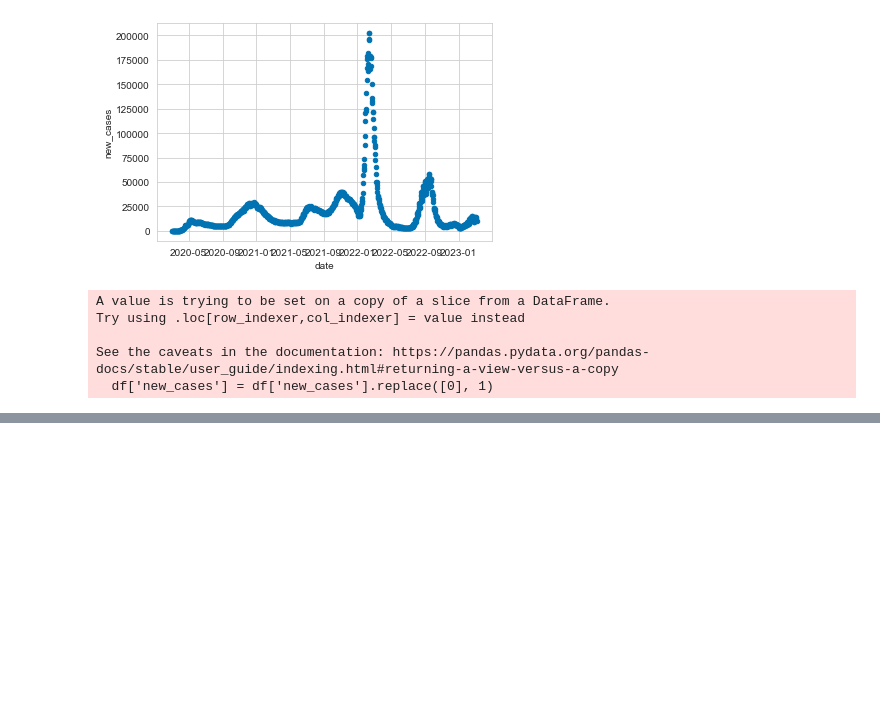
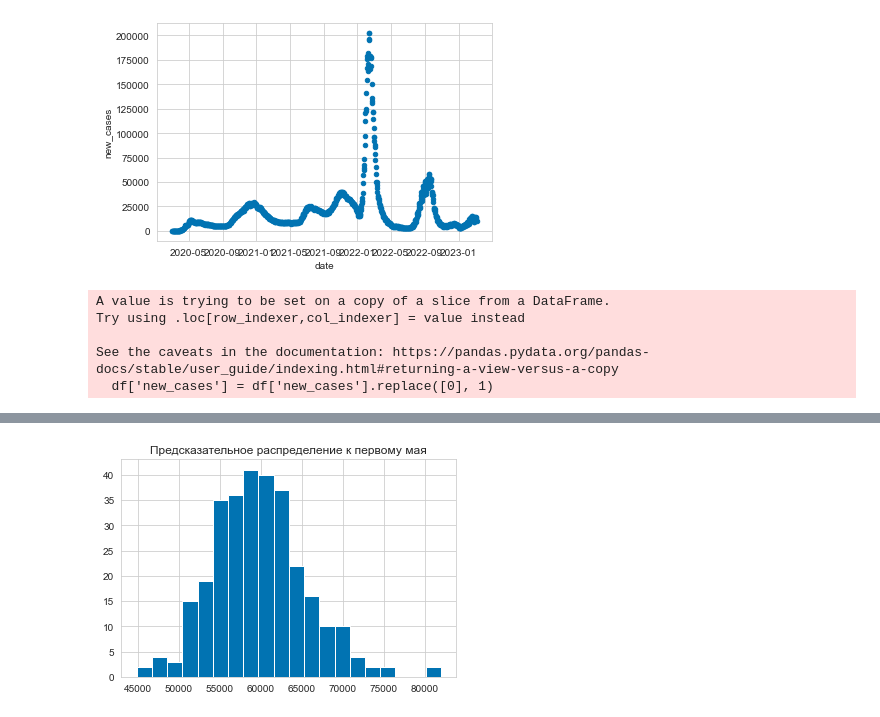
Before and after one commit to Alexeiyaganov/made_advanced_ml, a Jupyter notebook: hw1/hw1_notebook.ipynb, the cells around one changed output, grey strips where cells are left out. Cells and saved outputs as stored; diff of their text form; code cells hidden in the pictures; blank space fills up the shorter version.

```diff
--- a/hw1/hw1_notebook.ipynb
+++ b/hw1/hw1_notebook.ipynb
@@ -517,0 +485,6 @@ OverflowError: cannot convert float infinity to integer
+# %%
+plt.title("Предсказательное распределение к первому мая")
+plt.hist(x[:, 59], bins=20)
+plt.show()
+# %% [output]
+[figure, added]
```
Also changed, not shown: parts of 19 cells of this notebook.
